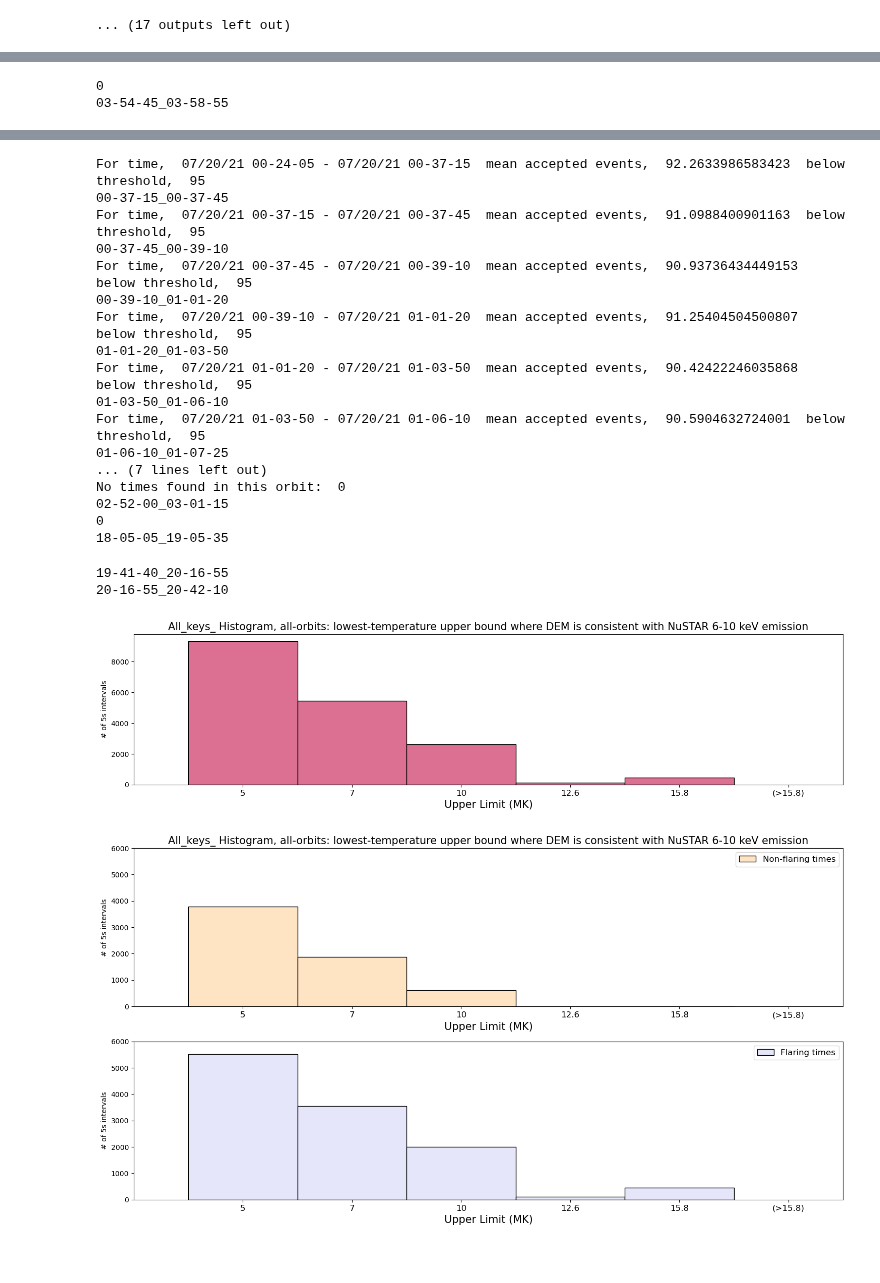
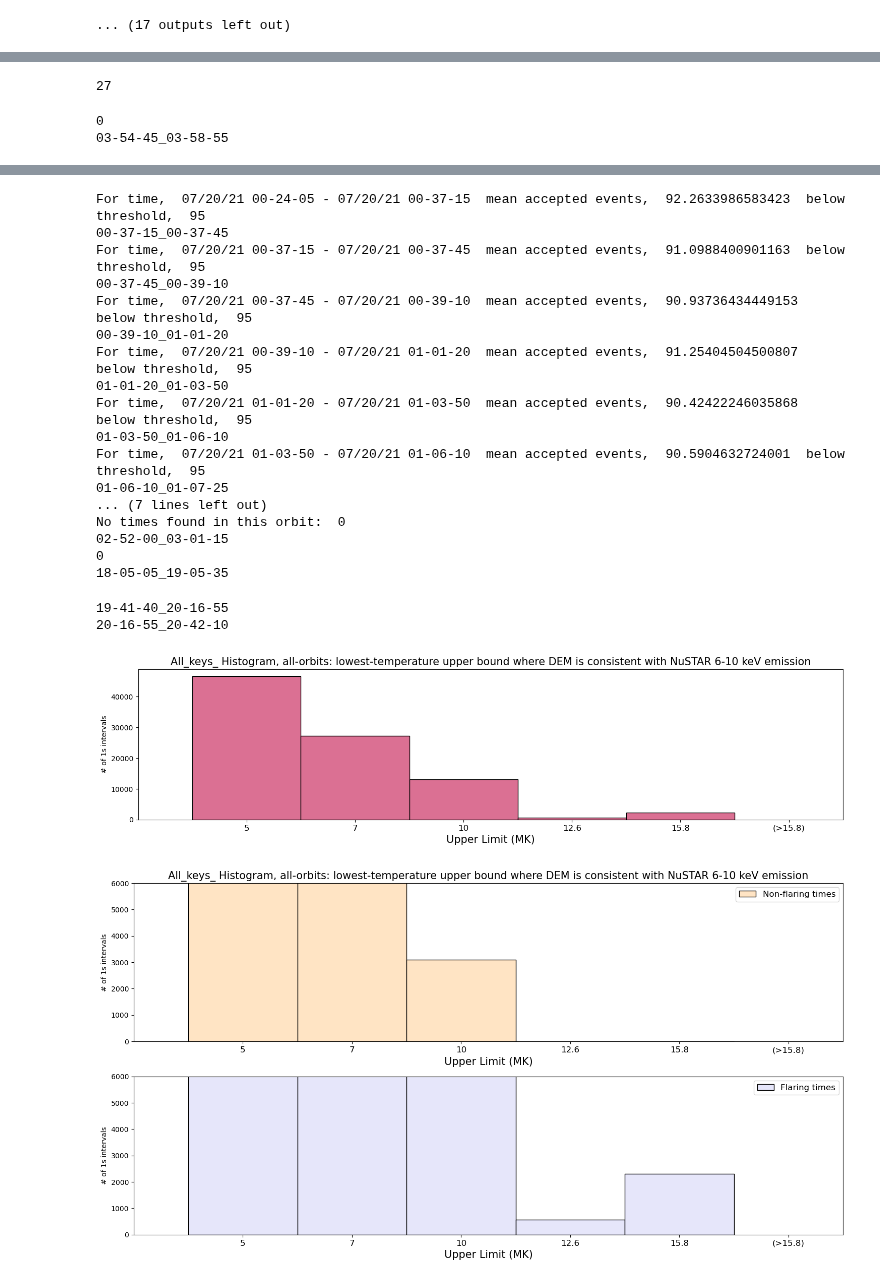
Before and after one commit to jessiemcd/do-dem, a Jupyter notebook: plot_consistency.ipynb, the cells around one changed output, grey strips where cells are left out. Drawn from its saved outputs; the diff is of its cells as text; code cells hidden in the pictures.

```diff
--- a/plot_consistency.ipynb
+++ b/plot_consistency.ipynb
@@ -206,3 +206,14 @@ No DEM Result files found for  21-00-00_21-00-30
 00-51-45_01-08-50
 01-46-00_01-58-05
 ... (17 outputs left out)
+# %%
+importlib.reload(ana)
+
+rqms=[]
+#Individual consistency plots for all keys
+for k in keys:
+    print(k)
+    rqm = ana.plot_temp_consistency(k, show=False, return_region_quiet_max=True)
+    print(k, 'rqm:', rqm)
+    if rqm:
+        rqms.append(rqm)
@@ -209,7 +415,11 @@ No DEM Result files found for  21-00-00_21-00-30
+# %%
+13+9+5
+# %% [output]
+27
 # %%
 #One consistency plot for all keys
 time_weighted=True
-seconds_per=5
+seconds_per=1
 ylabel = '# of '+str(seconds_per)+'s intervals'
 
 all_all_sumcons=[]
@@ -318,32 +528,32 @@ Region was:  /Users/jmdunca2/do-dem/initial_dem_29may18_2/region_1/
 09-13-50_09-14-30
 09-14-30_09-17-25
 09-17-25_09-22-55
 09-22-55_09-25-55
 09-25-55_09-34-50
 09-34-50_09-49-45
 ... (322 lines left out)
 18-45-10_18-53-20
 18-53-20_19-45-30
 0
 00-24-05_00-37-15
 For time,  07/20/21 00-24-05 - 07/20/21 00-37-15  mean accepted events,  92.2633986583423  below threshold,  95
 00-37-15_00-37-45
 For time,  07/20/21 00-37-15 - 07/20/21 00-37-45  mean accepted events,  91.0988400901163  below threshold,  95
 00-37-45_00-39-10
 For time,  07/20/21 00-37-45 - 07/20/21 00-39-10  mean accepted events,  90.93736434449153  below threshold,  95
 00-39-10_01-01-20
 For time,  07/20/21 00-39-10 - 07/20/21 01-01-20  mean accepted events,  91.25404504500807  below threshold,  95
 01-01-20_01-03-50
 For time,  07/20/21 01-01-20 - 07/20/21 01-03-50  mean accepted events,  90.42422246035868  below threshold,  95
 01-03-50_01-06-10
 For time,  07/20/21 01-03-50 - 07/20/21 01-06-10  mean accepted events,  90.5904632724001  below threshold,  95
 01-06-10_01-07-25
 ... (7 lines left out)
 No times found in this orbit:  0
 02-52-00_03-01-15
 0
 18-05-05_19-05-35
 19-41-40_20-16-55
 20-16-55_20-42-10
-[figure, old version]
+[figure, new version]
-[figure, old version]
+[figure, new version]
```
Also changed, not shown: parts of 10 cells of this notebook, 30 other files.
